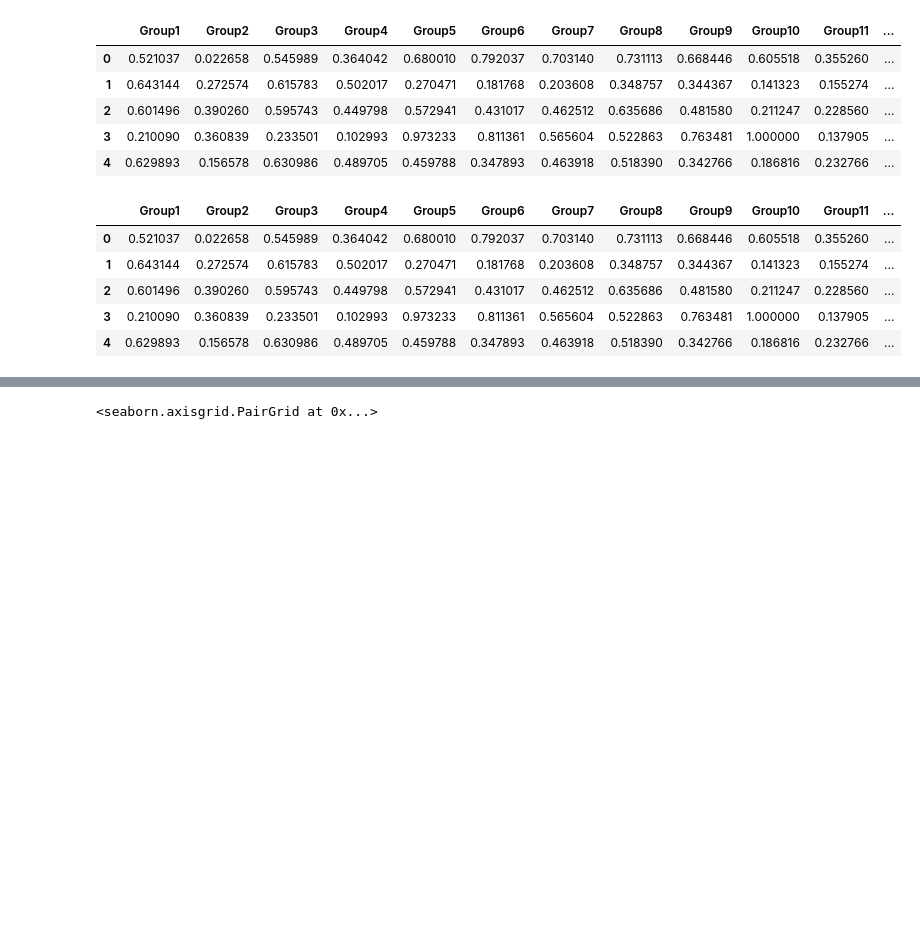
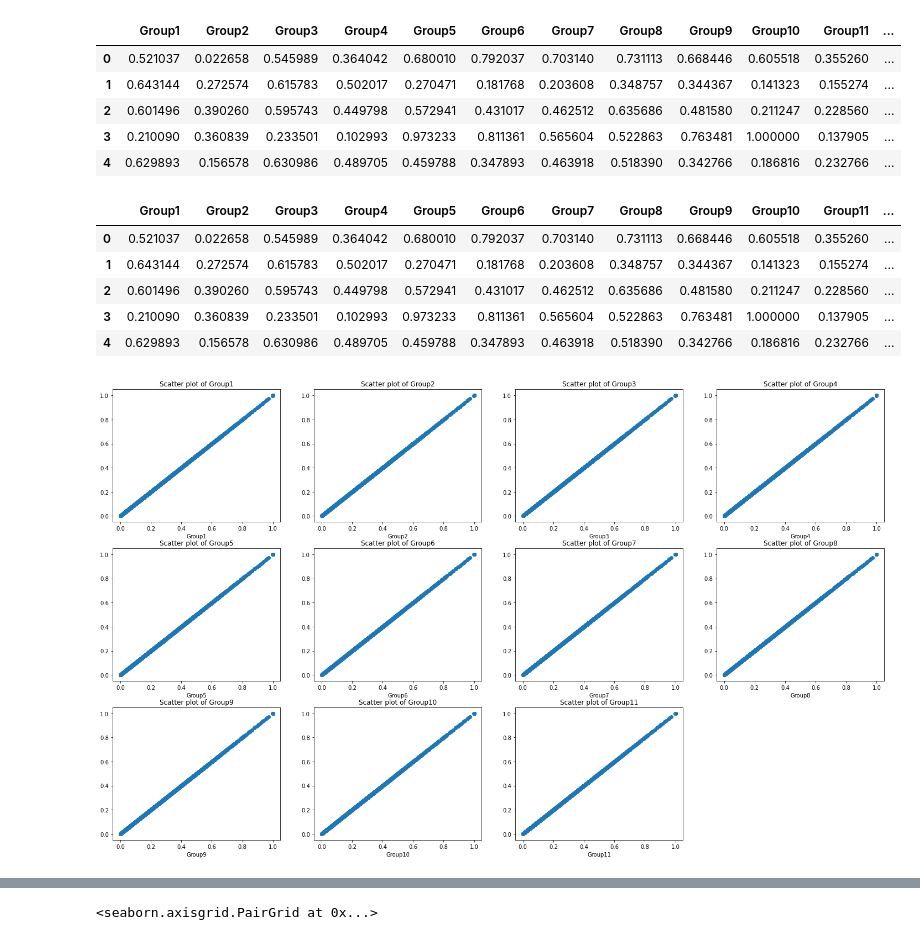
Before and after one commit to SebeneleT/Intro-to-Machine-Learning, a Jupyter notebook: Intro_ML_Files/Intro_ML_Lab_Exercise.ipynb, the cells around one changed output, grey strips where cells are left out. Drawn from its saved outputs; the diff is of its cells as text; code cells hidden in the pictures; blank space fills up the shorter version.

```diff
--- a/Intro_ML_Files/Intro_ML_Lab_Exercise.ipynb
+++ b/Intro_ML_Files/Intro_ML_Lab_Exercise.ipynb
@@ -91,12 +91,16 @@ def plot_scatter_plot(data,cols,figsize = (25,15)):
     fig = plt.subplots(figsize=figsize)
     for i,col in enumerate(cols):
         plt.subplot(3,4,i+1)
-        print(data.shape)#
-        print(cols.shape)
+        #print(data.shape)#
+        #print(cols.shape)
         plt.scatter(data,cols)
         plt.xlabel(col)
         plt.ylabel('')
         plt.title(f'Scatter plot of {col.capitalize()}')
-        plt.legend()
         i += 1
     plt.show()
+# %%
+x = train_data.drop(['Class'], axis = 1)
+plot_scatter_plot(x,train_features)
+# %% [output]
+[figure, added]
```
Also changed, not shown: parts of 3 cells of this notebook.
